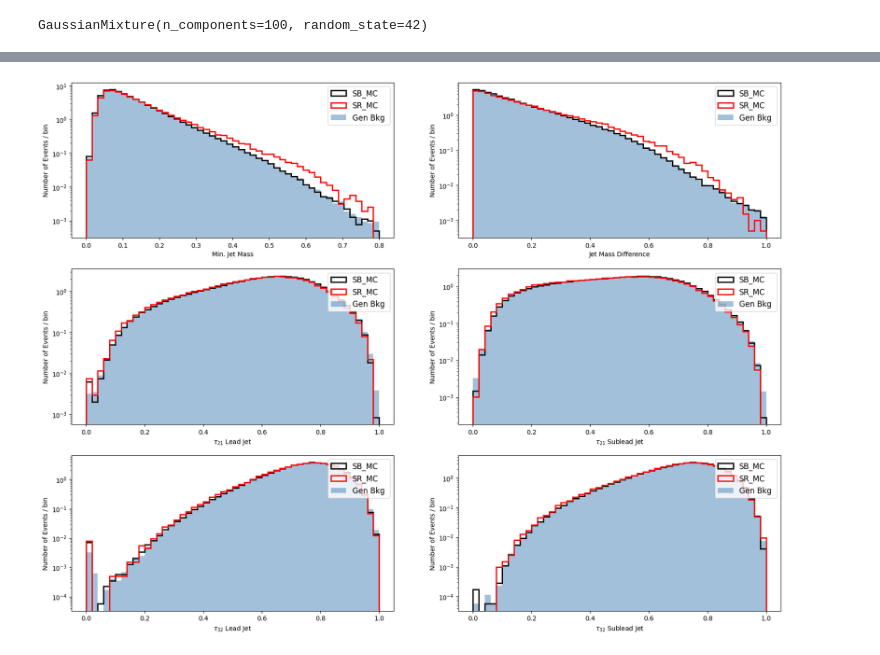
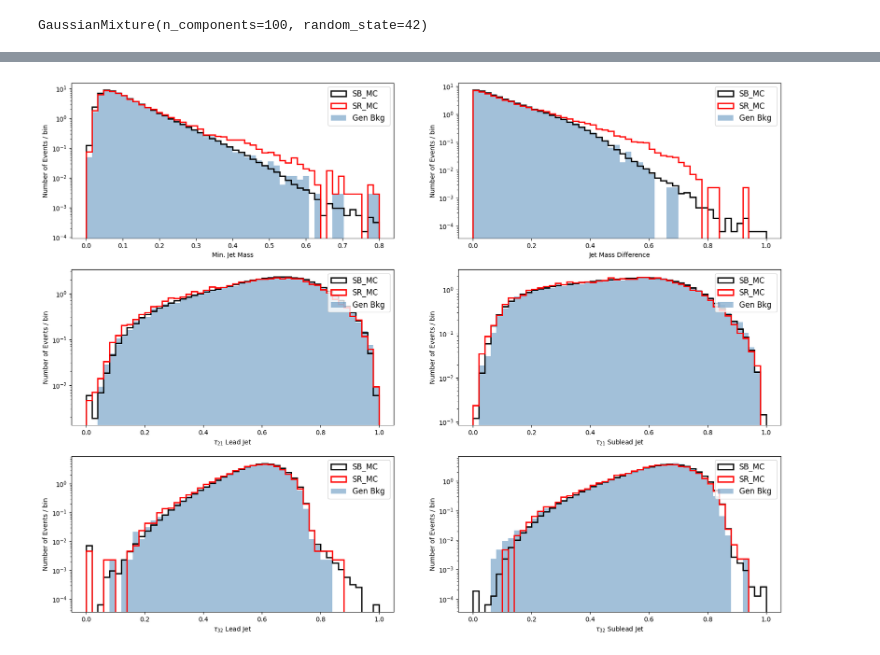
Before and after one commit to elhamekhoda/GAAnoDe, a Jupyter notebook: train_cvae.ipynb, the cells around one changed output, grey strips where cells are left out. Drawn from its saved outputs; the diff is of its cells as text; code cells hidden in the pictures.

Commit message:
clean cvae train

```diff
--- a/train_cvae.ipynb
+++ b/train_cvae.ipynb
@@ -962,0 +730,10 @@ gen_SR = rev_minmax_data(gen_SR, x_SR_min, x_SR_max)
+# %%
+sub_data = data[(cond_data >= 0.4) & (cond_data <= 0.45)]
+# %%
+sub_z_samples = np.empty([sub_cond_data.shape[0],latent_dim])
+l=0
+for i in range(0,sub_cond_data.shape[0]):
+    for j in range(0,latent_dim):
+        sub_z_samples[l,j] = np.random.normal(mean[i%trainsize,j], 0.05+std[i%trainsize,j])
+    l=l+1
+sub_gen = decoder.predict([sub_z_samples, np.reshape(sub_cond_data, [-1, 1])])
@@ -963,3 +742,14 @@ gen_SR = rev_minmax_data(gen_SR, x_SR_min, x_SR_max)
+# %%
+lower_sub_cond_data = cond_data[(cond_data >= 0.1) & (cond_data <= 0.15)]
+lower_sub_data = data[(cond_data >= 0.1) & (cond_data <= 0.15)]
+# %%
+lower_sub_z_samples = np.empty([lower_sub_cond_data.shape[0],latent_dim])
+l=0
+for i in range(0,lower_sub_cond_data.shape[0]):
+    for j in range(0,latent_dim):
+        lower_sub_z_samples[l,j] = np.random.normal(mean[i%trainsize,j], 0.05+std[i%trainsize,j])
+    l=l+1
+lower_sub_gen = decoder.predict([lower_sub_z_samples, np.reshape(lower_sub_cond_data, [-1, 1])])
 # %%
 # plot cond_data and y_SR together
 plt.hist(y_SR_new , bins=100, alpha=0.5, label="y_SR_new")
@@ -1061,13 +810,15 @@ def fake_vs_real2(gen_data, mc_sb_data, mc_sr_data, doLog, names):
 # %%
 # file_gen_SR = 'outputs/gen_dataset/%s/LHCO2020_cB-VAE_gmm_z_events_SR.npy'%folder_name
 # gen_SR = np.load(file_gen_SR)
 # fake_vs_real2([gen_SR],[un_norm_data],[rev_minmax_data(x_SR, x_SR_min, x_SR_max)],1,[""])
-fake_vs_real2([gen_SB],[og_data],[og_x_SR],1,[""])
+# fake_vs_real2([rev_minmax_data(gen_SR, x_SR_min, x_SR_max)],[og_data],[og_x_SR],1,[""])
+fake_vs_real2([sub_gen],[data],[sub_data],1,[""])
+
 
 # fake_vs_real2([gen_SR],[un_norm_data[un_norm_data <= 3.3]],[rev_minmax_cond_data(x_SR, x_SR_min, x_SR_max)],1,[""])
 # fake_vs_real2([gen_SR],[un_norm_data],[rev_minmax_cond_data(x_SR, x_SR_min, x_SR_max)],1,[""])
 # %% [output]
-[figure, old version]
+[figure, new version]
 # %%
 # variables_names =  train_features
 # vnames = train_features
```
Also changed, not shown: parts of 62 cells of this notebook.
